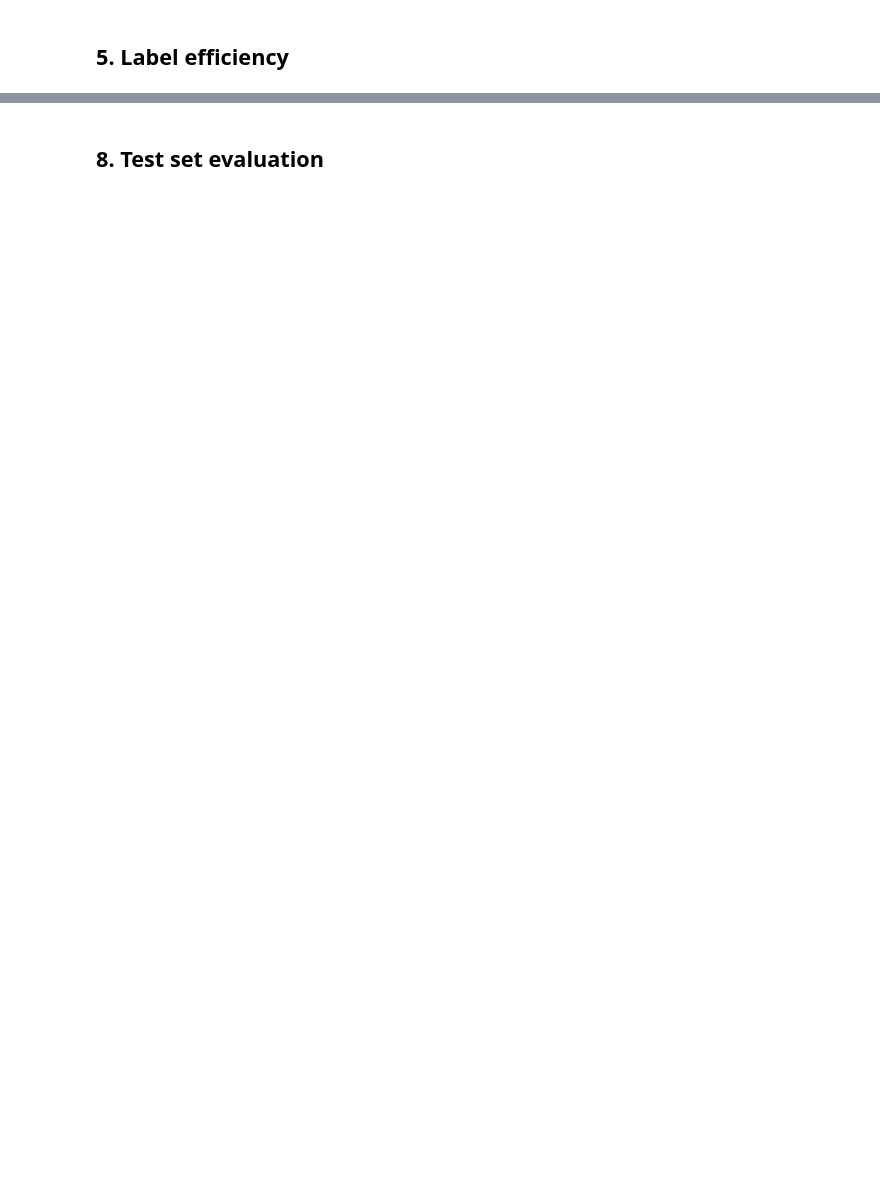
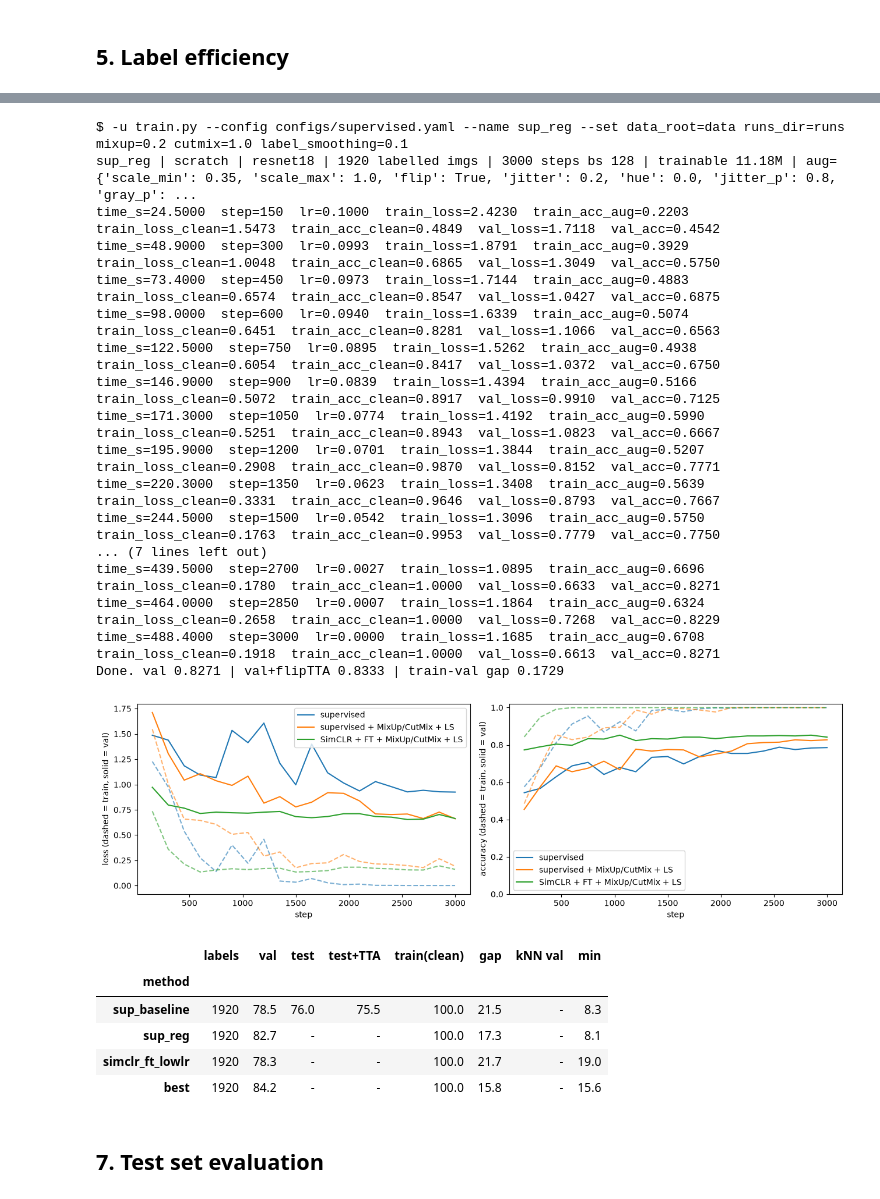
Before and after one commit to AbhiB176/SSL-experiment, a Jupyter notebook: experiments.ipynb, the cells around one changed output, grey strips where cells are left out. Saved outputs shown, nothing was run; the diff lists cells and outputs as text; code cells hidden in the pictures; blank space fills up the shorter version.

```diff
--- a/experiments.ipynb
+++ b/experiments.ipynb
@@ -225,3 +276,34 @@ plots.table(list(ABL), RUNS_DIR)
+# %%
+run('train.py', 'supervised', 'sup_reg', *REG)
+plots.curves(['sup_baseline', 'sup_reg', 'best'], RUNS_DIR,
+             labels=['supervised', 'supervised + MixUp/CutMix + LS', 'SimCLR + FT + MixUp/CutMix + LS'],
+             save=FIGS / 'best_vs_sup_reg.png')
+plots.table(['sup_baseline', 'sup_reg', 'simclr_ft_lowlr', 'best'], RUNS_DIR)
+# %% [output]
+$ -u train.py --config configs/supervised.yaml --name sup_reg --set data_root=data runs_dir=runs mixup=0.2 cutmix=1.0 label_smoothing=0.1
+sup_reg | scratch | resnet18 | 1920 labelled imgs | 3000 steps bs 128 | trainable 11.18M | aug={'scale_min': 0.35, 'scale_max': 1.0, 'flip': True, 'jitter': 0.2, 'hue': 0.0, 'jitter_p': 0.8, 'gray_p': ...
+time_s=24.5000  step=150  lr=0.1000  train_loss=2.4230  train_acc_aug=0.2203  train_loss_clean=1.5473  train_acc_clean=0.4849  val_loss=1.7118  val_acc=0.4542
+time_s=48.9000  step=300  lr=0.0993  train_loss=1.8791  train_acc_aug=0.3929  train_loss_clean=1.0048  train_acc_clean=0.6865  val_loss=1.3049  val_acc=0.5750
+time_s=73.4000  step=450  lr=0.0973  train_loss=1.7144  train_acc_aug=0.4883  train_loss_clean=0.6574  train_acc_clean=0.8547  val_loss=1.0427  val_acc=0.6875
+time_s=98.0000  step=600  lr=0.0940  train_loss=1.6339  train_acc_aug=0.5074  train_loss_clean=0.6451  train_acc_clean=0.8281  val_loss=1.1066  val_acc=0.6563
+time_s=122.5000  step=750  lr=0.0895  train_loss=1.5262  train_acc_aug=0.4938  train_loss_clean=0.6054  train_acc_clean=0.8417  val_loss=1.0372  val_acc=0.6750
+time_s=146.9000  step=900  lr=0.0839  train_loss=1.4394  train_acc_aug=0.5166  train_loss_clean=0.5072  train_acc_clean=0.8917  val_loss=0.9910  val_acc=0.7125
+time_s=171.3000  step=1050  lr=0.0774  train_loss=1.4192  train_acc_aug=0.5990  train_loss_clean=0.5251  train_acc_clean=0.8943  val_loss=1.0823  val_acc=0.6667
+time_s=195.9000  step=1200  lr=0.0701  train_loss=1.3844  train_acc_aug=0.5207  train_loss_clean=0.2908  train_acc_clean=0.9870  val_loss=0.8152  val_acc=0.7771
+time_s=220.3000  step=1350  lr=0.0623  train_loss=1.3408  train_acc_aug=0.5639  train_loss_clean=0.3331  train_acc_clean=0.9646  val_loss=0.8793  val_acc=0.7667
+time_s=244.5000  step=1500  lr=0.0542  train_loss=1.3096  train_acc_aug=0.5750  train_loss_clean=0.1763  train_acc_clean=0.9953  val_loss=0.7779  val_acc=0.7750
+... (7 lines left out)
+time_s=439.5000  step=2700  lr=0.0027  train_loss=1.0895  train_acc_aug=0.6696  train_loss_clean=0.1780  train_acc_clean=1.0000  val_loss=0.6633  val_acc=0.8271
+time_s=464.0000  step=2850  lr=0.0007  train_loss=1.1864  train_acc_aug=0.6324  train_loss_clean=0.2658  train_acc_clean=1.0000  val_loss=0.7268  val_acc=0.8229
+time_s=488.4000  step=3000  lr=0.0000  train_loss=1.1685  train_acc_aug=0.6708  train_loss_clean=0.1918  train_acc_clean=1.0000  val_loss=0.6613  val_acc=0.8271
+Done. val 0.8271 | val+flipTTA 0.8333 | train-val gap 0.1729
+[figure, added]
+|  | labels | val | test | test+TTA | train(clean) | gap | kNN val | min |
+| method |  |  |  |  |  |  |  |  |
+| sup_baseline | 1920 | 78.5 | 76.0 | 75.5 | 100.0 | 21.5 | - | 8.3 |
+| sup_reg | 1920 | 82.7 | - | - | 100.0 | 17.3 | - | 8.1 |
+| simclr_ft_lowlr | 1920 | 78.3 | - | - | 100.0 | 21.7 | - | 19.0 |
+| best | 1920 | 84.2 | - | - | 100.0 | 15.8 | - | 15.6 |
 # %% [markdown]
-## 8. Test set evaluation
+## 7. Test set evaluation
 # %%
```
Also changed, not shown: parts of 10 cells of this notebook.
